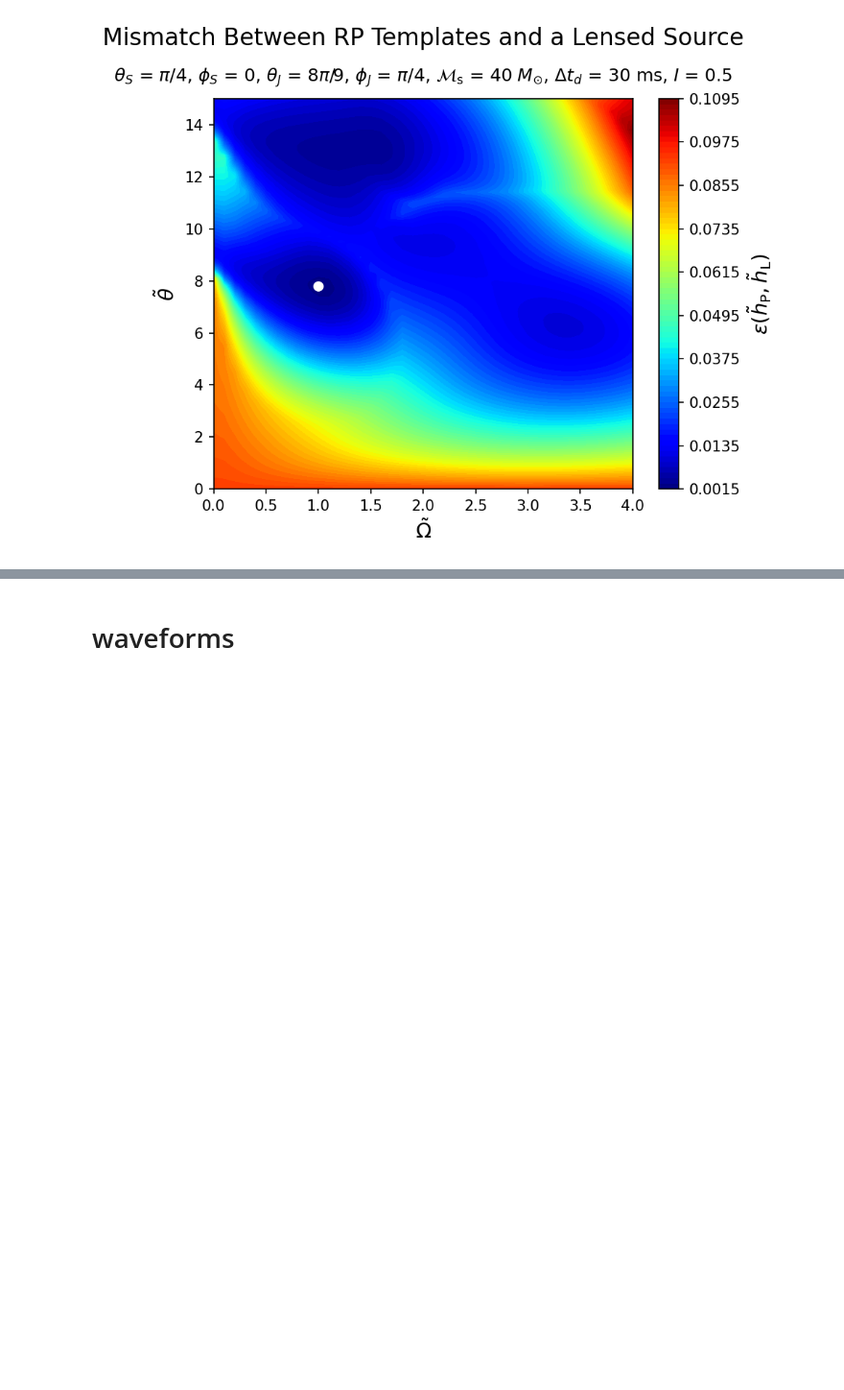
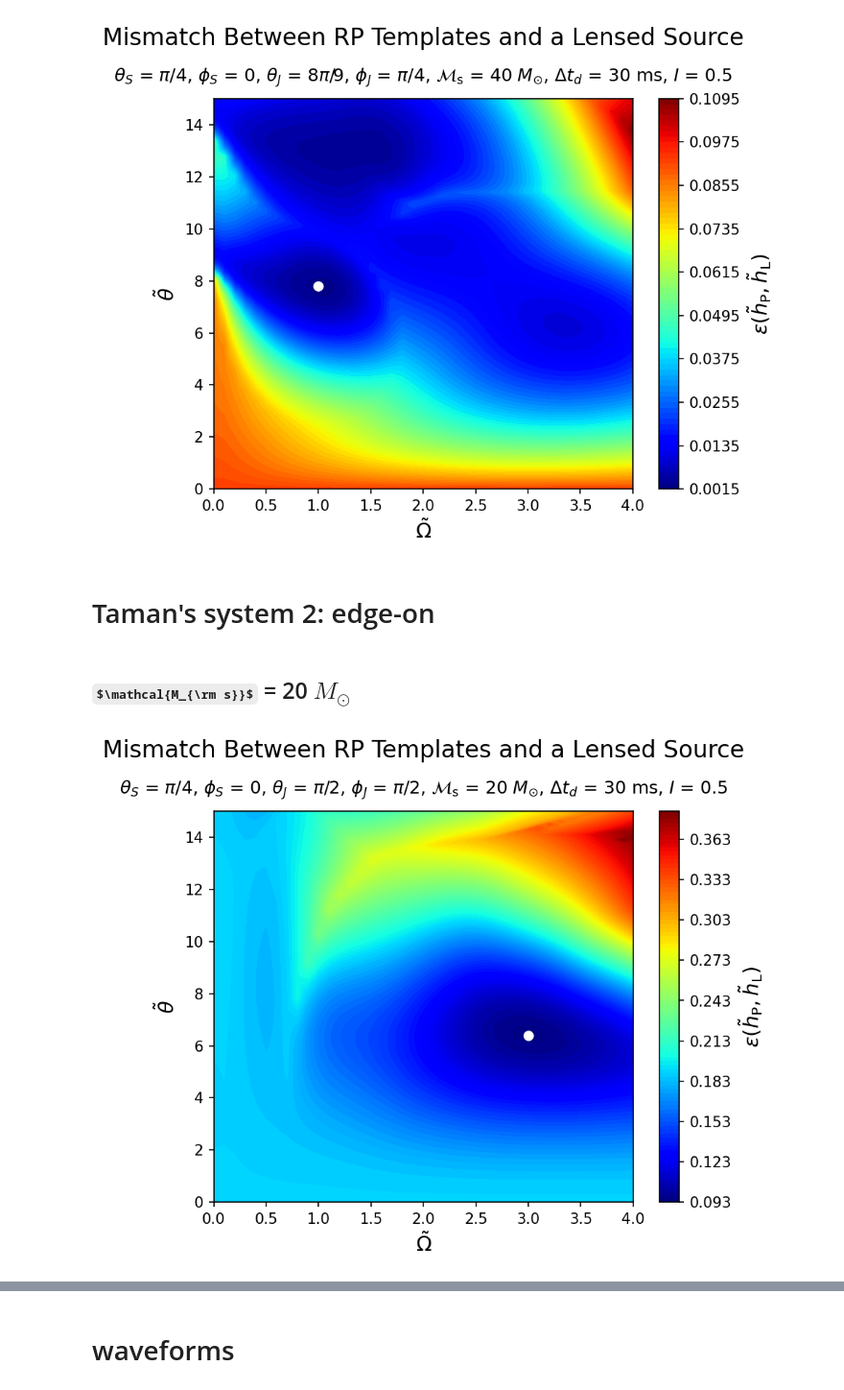
Before and after one commit to fairytien/lensing_and_precession, a Jupyter notebook: notebooks/contours_mismatch-ver6-paper.ipynb, the cells around one changed output, grey strips where cells are left out. Shown at 96% size. Cells and saved outputs as stored; diff of their text form; code cells hidden in the pictures; some formulas as TeX source; blank space fills up the shorter version.

Commit message:
Create individual contours for Taman's systems 1 and 2

```diff
--- a/notebooks/contours_mismatch-ver6-paper.ipynb
+++ b/notebooks/contours_mismatch-ver6-paper.ipynb
@@ -45,15 +29,15 @@ data_mcz20
 # %%
-with open("../data/indiv_contour_mcz40_2024-07-14_06-20-57.pkl", "rb") as f:
-    data_mcz40 = pickle.load(f)
+with open("../data/sys3_indiv_contour_mcz40_2024-07-14_06-20-57.pkl", "rb") as f:
+    data_mcz40_sys3 = pickle.load(f)
 
-data_mcz40["stats"] = get_indiv_contour_stats(
-    data_mcz40["omega_matrix"],
-    data_mcz40["theta_matrix"],
-    data_mcz40["epsilon_matrix"],
-    data_mcz40["gammaP_min_matrix"],
+data_mcz40_sys3["stats"] = get_indiv_contour_stats(
+    data_mcz40_sys3["omega_matrix"],
+    data_mcz40_sys3["theta_matrix"],
+    data_mcz40_sys3["epsilon_matrix"],
+    data_mcz40_sys3["gammaP_min_matrix"],
     thres_factor=1.01,
     thres_diff=0,
 )
 
-data_mcz40
+data_mcz40_sys3.keys()
 # %% [output]
@@ -76,0 +47,14 @@ data_mcz40
+# %%
+with open("../data/sys2_indiv_contour_mcz20_2024-07-19_19-48-06.pkl", "rb") as f:
+    data_mcz20_sys2 = pickle.load(f)
+
+data_mcz20_sys2["stats"] = get_indiv_contour_stats(
+    data_mcz20_sys2["omega_matrix"],
+    data_mcz20_sys2["theta_matrix"],
+    data_mcz20_sys2["epsilon_matrix"],
+    data_mcz20_sys2["gammaP_min_matrix"],
+    thres_factor=1.01,
+    thres_diff=0,
+)
+
+data_mcz20_sys2.keys()
@@ -248,2 +284,17 @@ for coordinates, z_value in filtered_results:
 # %% [output]
 [figure]
+# %% [markdown]
+# Taman's system 2: edge-on
+# %% [markdown]
+## $\mathcal{M_{\rm s}}$ = 20 $M_{\odot}$
+# %%
+plot_indiv_contour(
+    data_mcz20_sys2["omega_matrix"],
+    data_mcz20_sys2["theta_matrix"],
+    data_mcz20_sys2["epsilon_matrix"],
+    data_mcz20_sys2["source_params"],
+    n_minima=1,
+)
+# plt.savefig("../figures/sys2_contour_mcz20.pdf", bbox_inches="tight")
+# %% [output]
+[figure, added]
```
Also changed, not shown: parts of 35 cells of this notebook, 7 other files.
